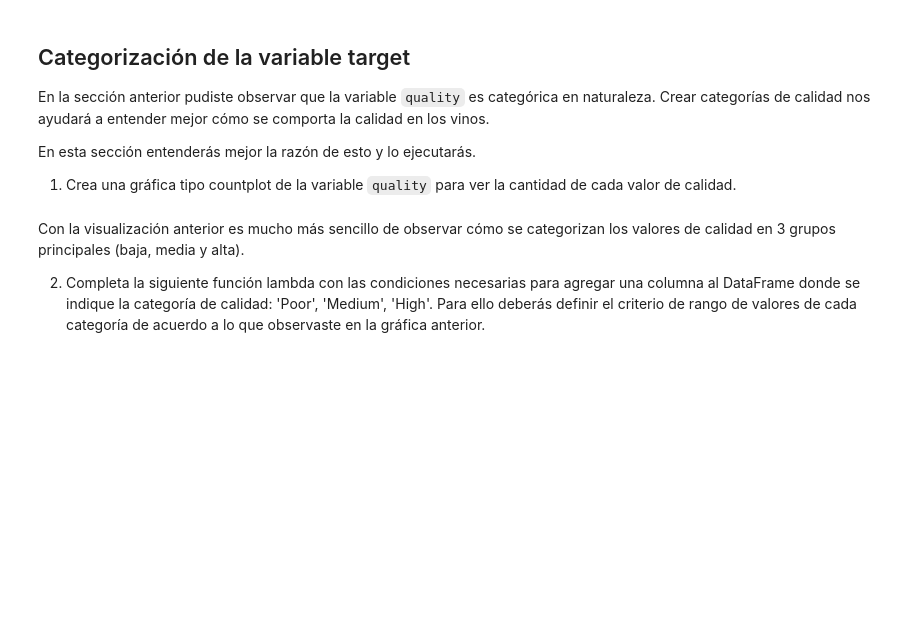
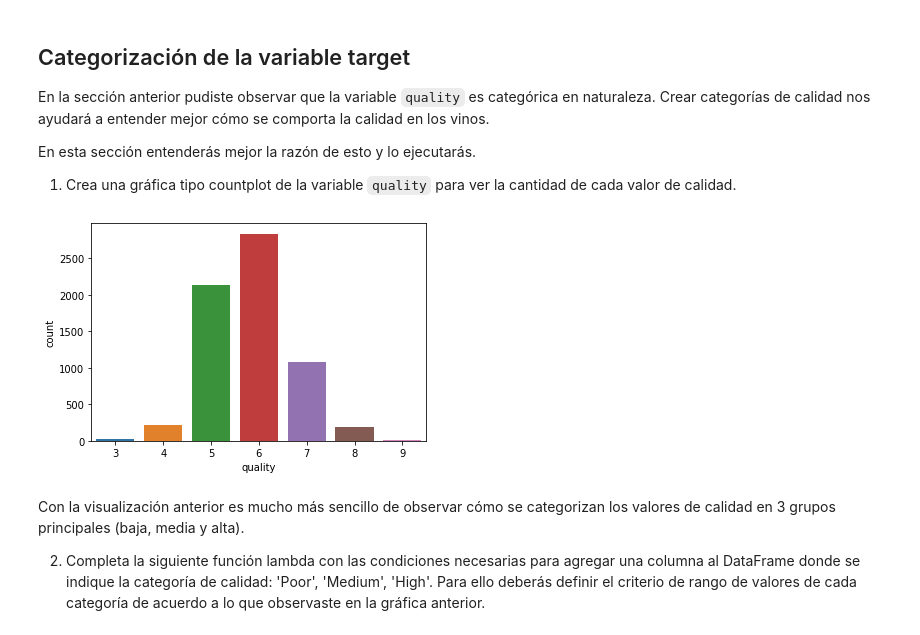
Before and after one commit to FaustinoAndres/EDA_WINE, a Jupyter notebook: eda-wines-template.ipynb, the cells around one changed output. Drawn from its saved outputs; the diff is of its cells as text; code cells hidden in the pictures; blank space fills up the shorter version.

Commit message:
category quality

```diff
--- a/eda-wines-template.ipynb
+++ b/eda-wines-template.ipynb
@@ -259,6 +259,11 @@ En la sección anterior pudiste observar que la variable `quality` es categóric
 En esta sección entenderás mejor la razón de esto y lo ejecutarás.
 
 1. Crea una gráfica tipo countplot de la variable `quality` para ver la cantidad de cada valor de calidad.
+# %%
+sns.countplot(quality)
+plt.show()
+# %% [output]
+[figure, added]
 # %% [markdown]
 Con la visualización anterior es mucho más sencillo de observar cómo se categorizan los valores de calidad en 3 grupos principales (baja, media y alta).
 
```
Also changed, not shown: parts of 9 cells of this notebook.
